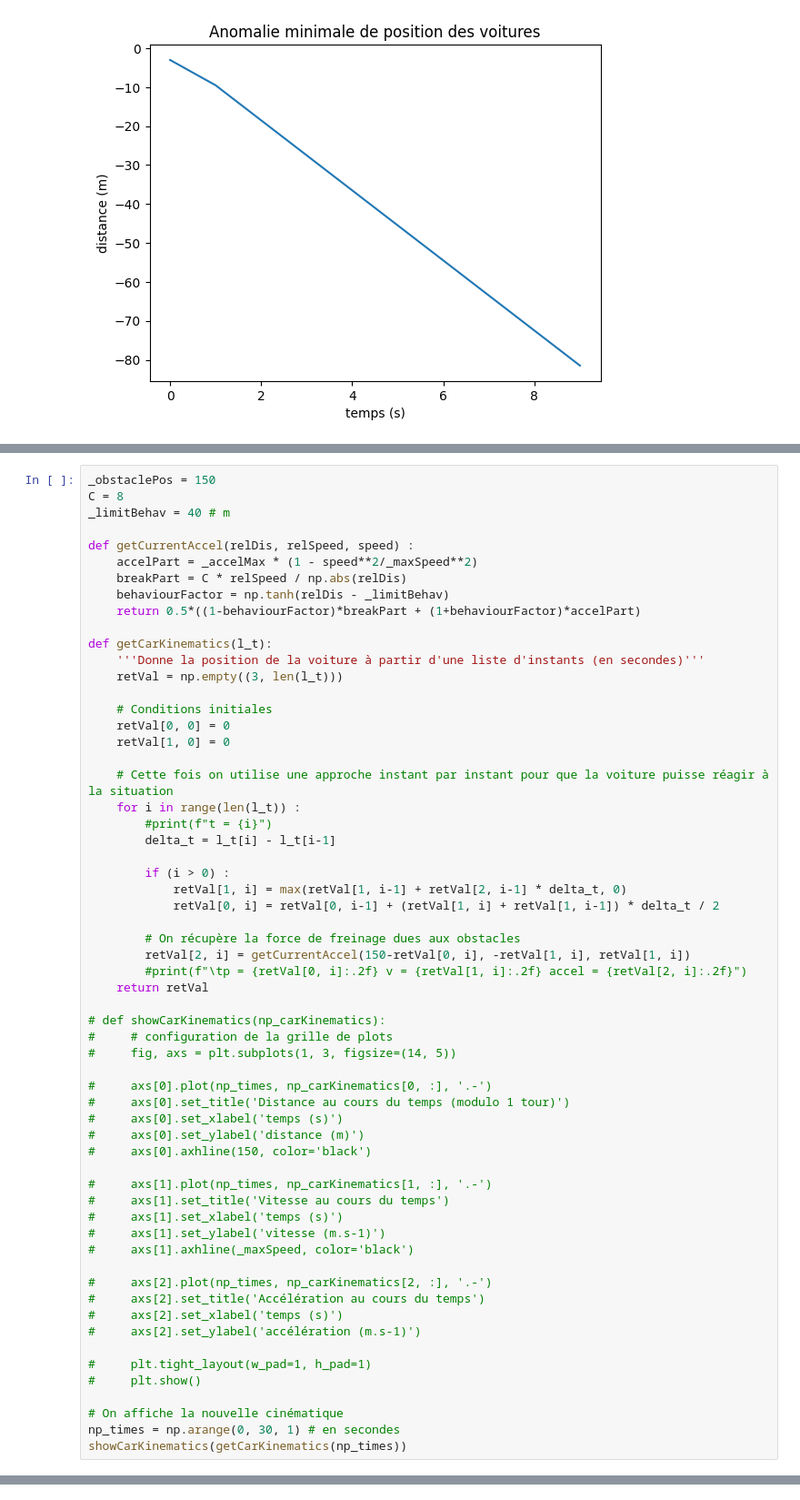
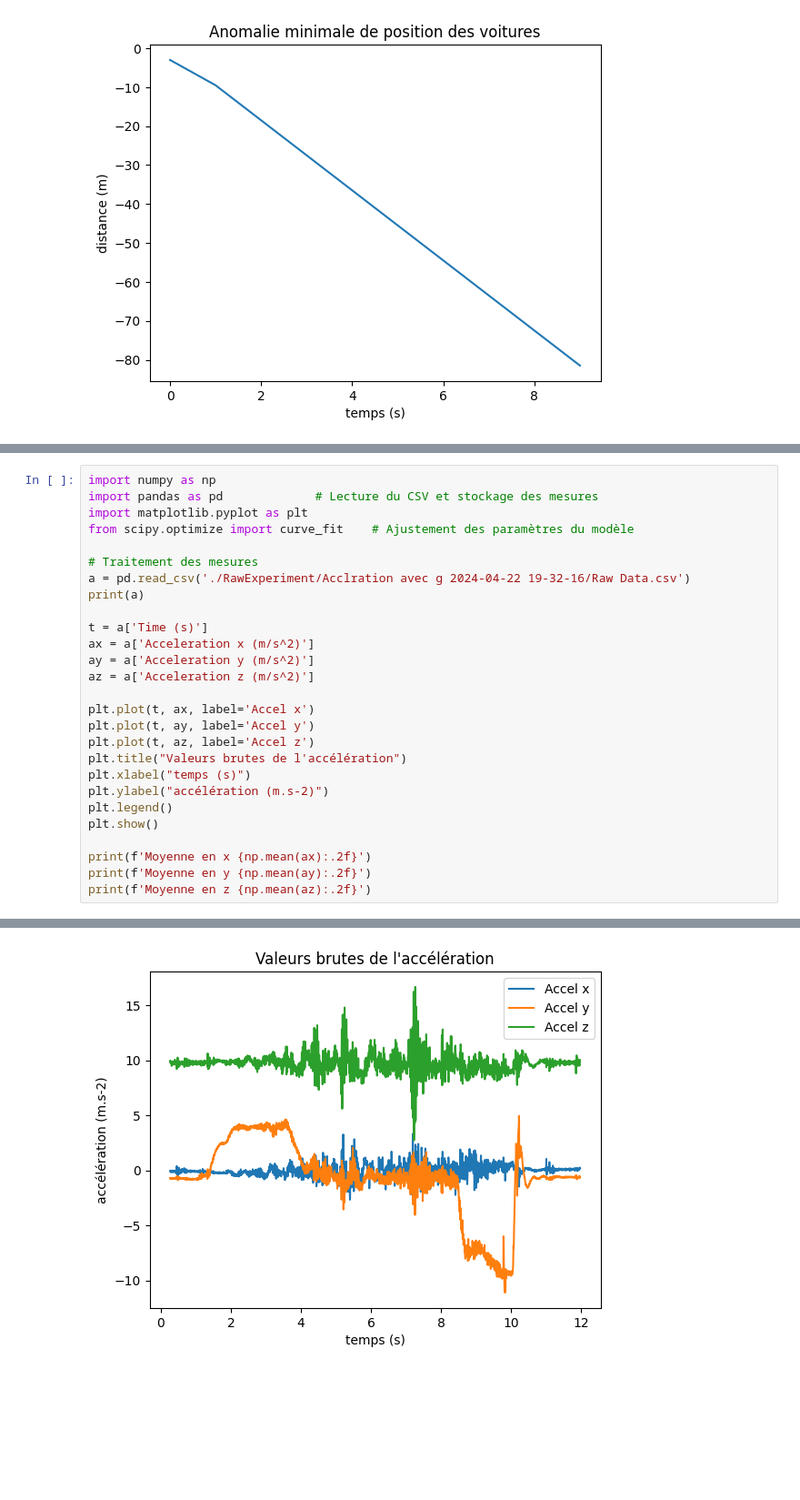
Before and after one commit to ThibautLavenant/phyMod_miniproject, a Jupyter notebook: MiniProject.ipynb, the cells around one changed output, grey strips where cells are left out. Shown at 91% size. Cells and saved outputs as stored; diff of their text form; blank space fills up the shorter version.

```diff
--- a/MiniProject.ipynb
+++ b/MiniProject.ipynb
@@ -1008,63 +1044,30 @@ On combine les 2 expressions avec un seuil sur la distance relative.
 
 > **TODO : Intégrer l'extraction des paramètres comportementaux**
 # %%
-_obstaclePos = 150
-C = 8
-_limitBehav = 40 # m
+import numpy as np
+import pandas as pd             # Lecture du CSV et stockage des mesures
+import matplotlib.pyplot as plt
+from scipy.optimize import curve_fit    # Ajustement des paramètres du modèle
 
-def getCurrentAccel(relDis, relSpeed, speed) :
-    accelPart = _accelMax * (1 - speed**2/_maxSpeed**2)
-    breakPart = C * relSpeed / np.abs(relDis)
-    behaviourFactor = np.tanh(relDis - _limitBehav)
-    return 0.5*((1-behaviourFactor)*breakPart + (1+behaviourFactor)*accelPart)
+# Traitement des mesures
+a = pd.read_csv('./RawExperiment/Acclration avec g 2024-04-22 19-32-16/Raw Data.csv')
+print(a)
 
-def getCarKinematics(l_t):
-    '''Donne la position de la voiture à partir d'une liste d'instants (en secondes)'''
-    retVal = np.empty((3, len(l_t)))
+t = a['Time (s)']
+ax = a['Acceleration x (m/s^2)']
+ay = a['Acceleration y (m/s^2)']
+az = a['Acceleration z (m/s^2)']
 
-    # Conditions initiales
-    retVal[0, 0] = 0
-    retVal[1, 0] = 0
+plt.plot(t, ax, label='Accel x')
+plt.plot(t, ay, label='Accel y')
+plt.plot(t, az, label='Accel z')
+plt.title("Valeurs brutes de l'accélération")
+plt.xlabel("temps (s)")
+plt.ylabel("accélération (m.s-2)")
+plt.legend()
+plt.show()
 
-    # Cette fois on utilise une approche instant par instant pour que la voiture puisse réagir à la situation
-    for i in range(len(l_t)) :
-        #print(f"t = {i}")
-        delta_t = l_t[i] - l_t[i-1]
-
-        if (i > 0) :
-            retVal[1, i] = max(retVal[1, i-1] + retVal[2, i-1] * delta_t, 0)
-            retVal[0, i] = retVal[0, i-1] + (retVal[1, i] + retVal[1, i-1]) * delta_t / 2
-
-        # On récupère la force de freinage dues aux obstacles
-        retVal[2, i] = getCurrentAccel(150-retVal[0, i], -retVal[1, i], retVal[1, i])
-        #print(f"\tp = {retVal[0, i]:.2f} v = {retVal[1, i]:.2f} accel = {retVal[2, i]:.2f}")
-    return retVal
-
-# def showCarKinematics(np_carKinematics):
-#     # configuration de la grille de plots
-#     fig, axs = plt.subplots(1, 3, figsize=(14, 5))
-
-#     axs[0].plot(np_times, np_carKinematics[0, :], '.-')
-#     axs[0].set_title('Distance au cours du temps (modulo 1 tour)')
-#     axs[0].set_xlabel('temps (s)')
-#     axs[0].set_ylabel('distance (m)')
-#     axs[0].axhline(150, color='black')
-
-#     axs[1].plot(np_times, np_carKinematics[1, :], '.-')
-#     axs[1].set_title('Vitesse au cours du temps')
-#     axs[1].set_xlabel('temps (s)')
-#     axs[1].set_ylabel('vitesse (m.s-1)')
-#     axs[1].axhline(_maxSpeed, color='black')
-
-#     axs[2].plot(np_times, np_carKinematics[2, :], '.-')
-#     axs[2].set_title('Accélération au cours du temps')
-#     axs[2].set_xlabel('temps (s)')
-#     axs[2].set_ylabel('accélération (m.s-1)')
-
-#     plt.tight_layout(w_pad=1, h_pad=1)
-#     plt.show()
-
-# On affiche la nouvelle cinématique
-np_times = np.arange(0, 30, 1) # en secondes
-showCarKinematics(getCarKinematics(np_times))
+print(f'Moyenne en x {np.mean(ax):.2f}')
+print(f'Moyenne en y {np.mean(ay):.2f}')
+print(f'Moyenne en z {np.mean(az):.2f}')
 # %% [output]
@@ -1071,0 +1091 @@ NameError: name '_accelMax' is not defined
+[figure, added]
```
Also changed, not shown: parts of 24 cells of this notebook, 1 other file.
